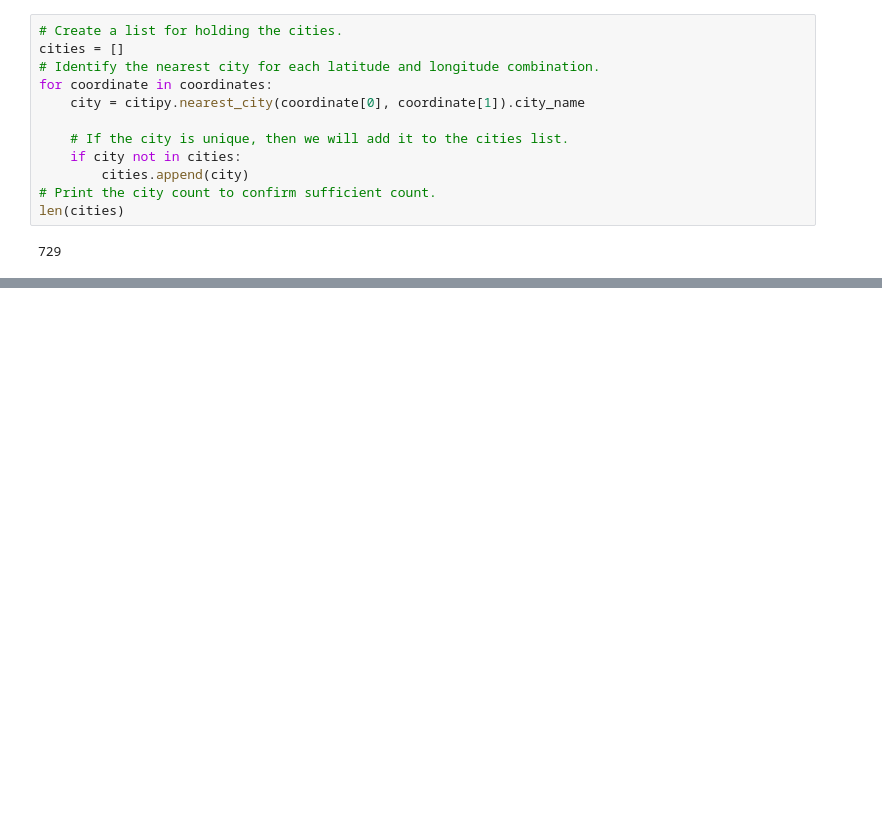
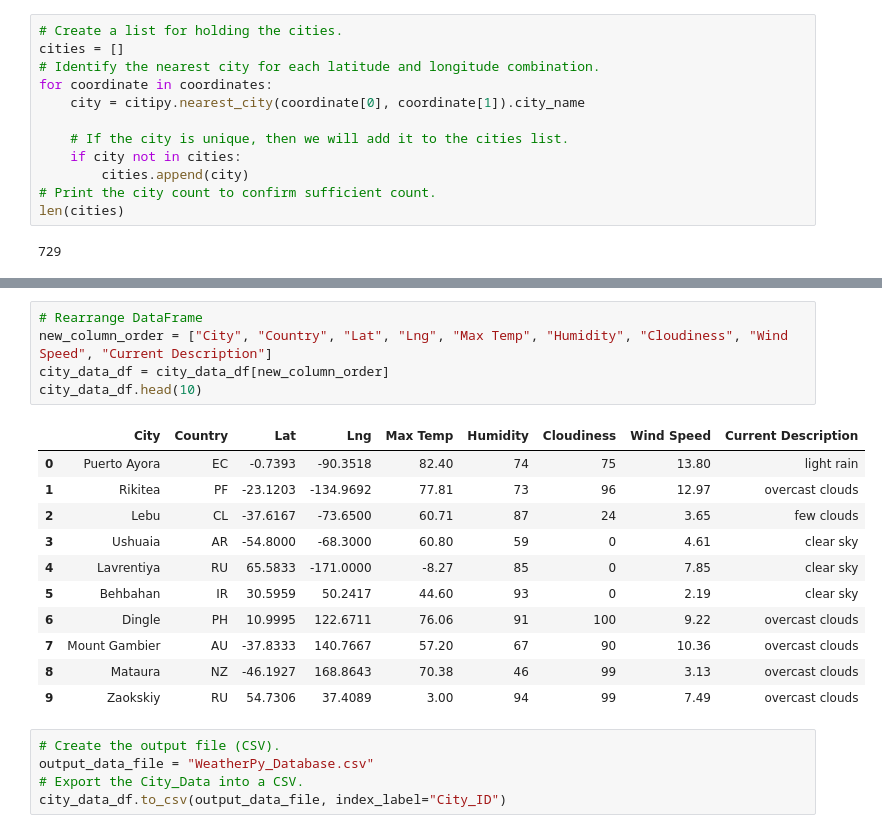
Before and after one commit to AaraniSivasekaram/World_Weather_Analysis, a Jupyter notebook: Weather_Database/Weather_Database.ipynb, the cells around one changed output, grey strips where cells are left out. Cells and saved outputs as stored; diff of their text form; blank space fills up the shorter version.

```diff
--- a/Weather_Database/Weather_Database.ipynb
+++ b/Weather_Database/Weather_Database.ipynb
@@ -33,0 +140,22 @@ len(cities)
+# %%
+# Rearrange DataFrame
+new_column_order = ["City", "Country", "Lat", "Lng", "Max Temp", "Humidity", "Cloudiness", "Wind Speed", "Current Description"]
+city_data_df = city_data_df[new_column_order]
+city_data_df.head(10)
+# %% [output]
+|  | City | Country | Lat | Lng | Max Temp | Humidity | Cloudiness | Wind Speed | Current Description |
+| 0 | Puerto Ayora | EC | -0.7393 | -90.3518 | 82.40 | 74 | 75 | 13.80 | light rain |
+| 1 | Rikitea | PF | -23.1203 | -134.9692 | 77.81 | 73 | 96 | 12.97 | overcast clouds |
+| 2 | Lebu | CL | -37.6167 | -73.6500 | 60.71 | 87 | 24 | 3.65 | few clouds |
+| 3 | Ushuaia | AR | -54.8000 | -68.3000 | 60.80 | 59 | 0 | 4.61 | clear sky |
+| 4 | Lavrentiya | RU | 65.5833 | -171.0000 | -8.27 | 85 | 0 | 7.85 | clear sky |
+| 5 | Behbahan | IR | 30.5959 | 50.2417 | 44.60 | 93 | 0 | 2.19 | clear sky |
+| 6 | Dingle | PH | 10.9995 | 122.6711 | 76.06 | 91 | 100 | 9.22 | overcast clouds |
+| 7 | Mount Gambier | AU | -37.8333 | 140.7667 | 57.20 | 67 | 90 | 10.36 | overcast clouds |
+| 8 | Mataura | NZ | -46.1927 | 168.8643 | 70.38 | 46 | 99 | 3.13 | overcast clouds |
+| 9 | Zaokskiy | RU | 54.7306 | 37.4089 | 3.00 | 94 | 99 | 7.49 | overcast clouds |
+# %%
+# Create the output file (CSV).
+output_data_file = "WeatherPy_Database.csv"
+# Export the City_Data into a CSV.
+city_data_df.to_csv(output_data_file, index_label="City_ID")
```
Also changed, not shown: parts of 4 cells of this notebook, 1 other file.
